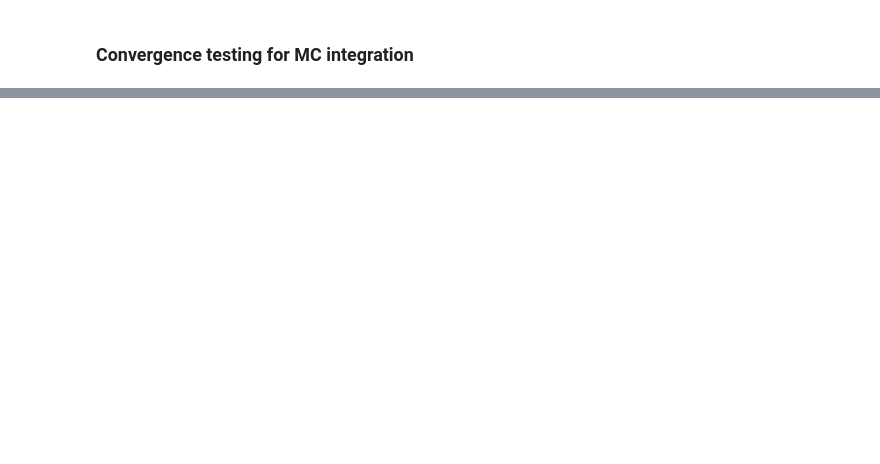
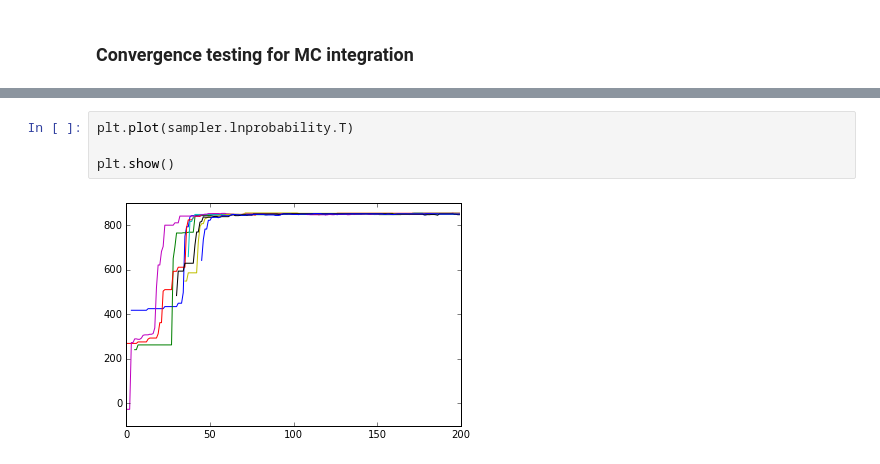
Before and after one commit to astroJeff/filament_widths, a Jupyter notebook: notebooks/Power law.ipynb, the cells around one changed output, grey strips where cells are left out. Drawn from its saved outputs; the diff is of its cells as text; blank space fills up the shorter version.

```diff
--- a/notebooks/Power law.ipynb
+++ b/notebooks/Power law.ipynb
@@ -548,0 +566,6 @@ plt.show()
+# %%
+plt.plot(sampler.lnprobability.T)
+
+plt.show()
+# %% [output]
+[figure, added]
```
Also changed, not shown: parts of 11 cells of this notebook, 2 other files.
